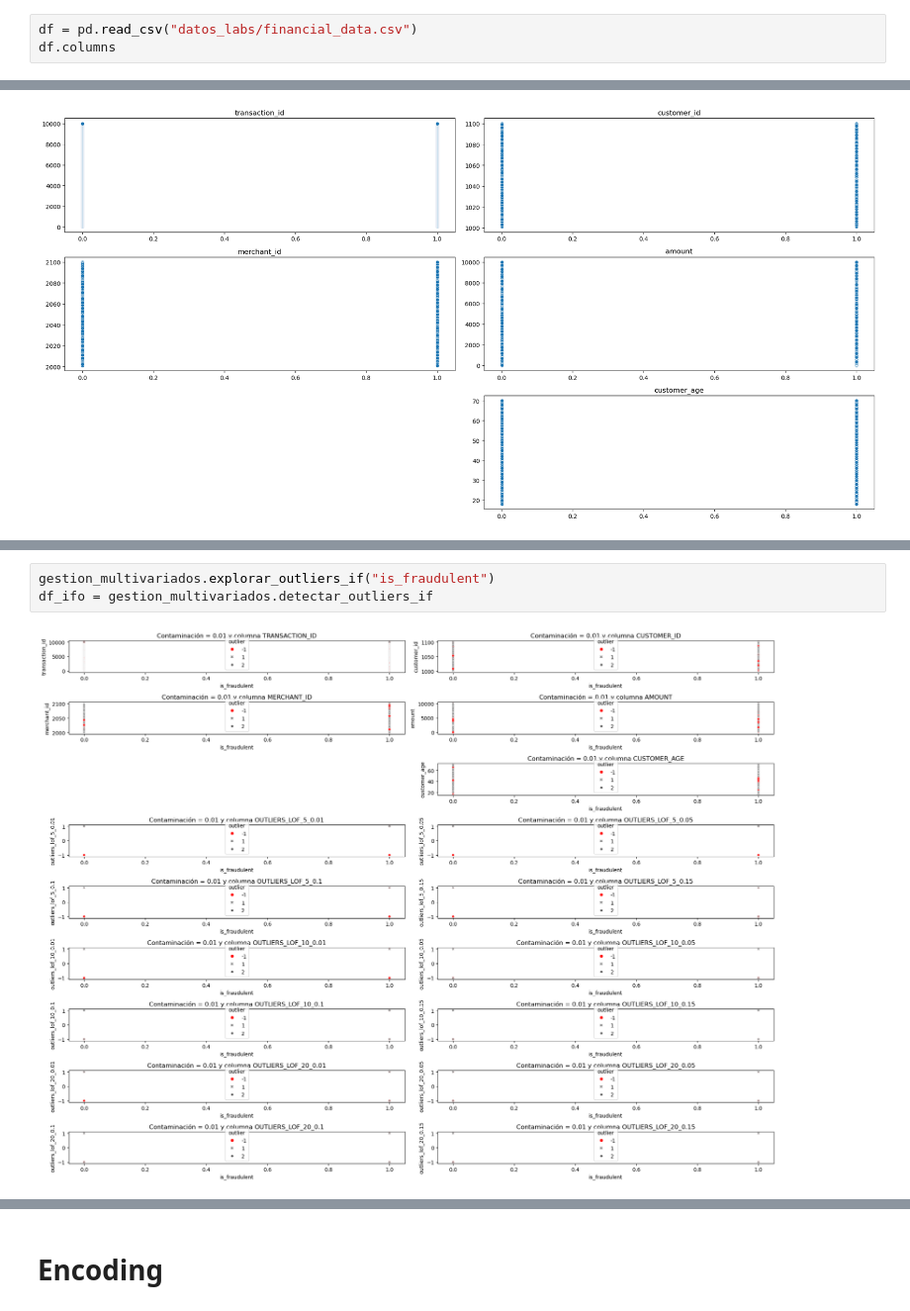
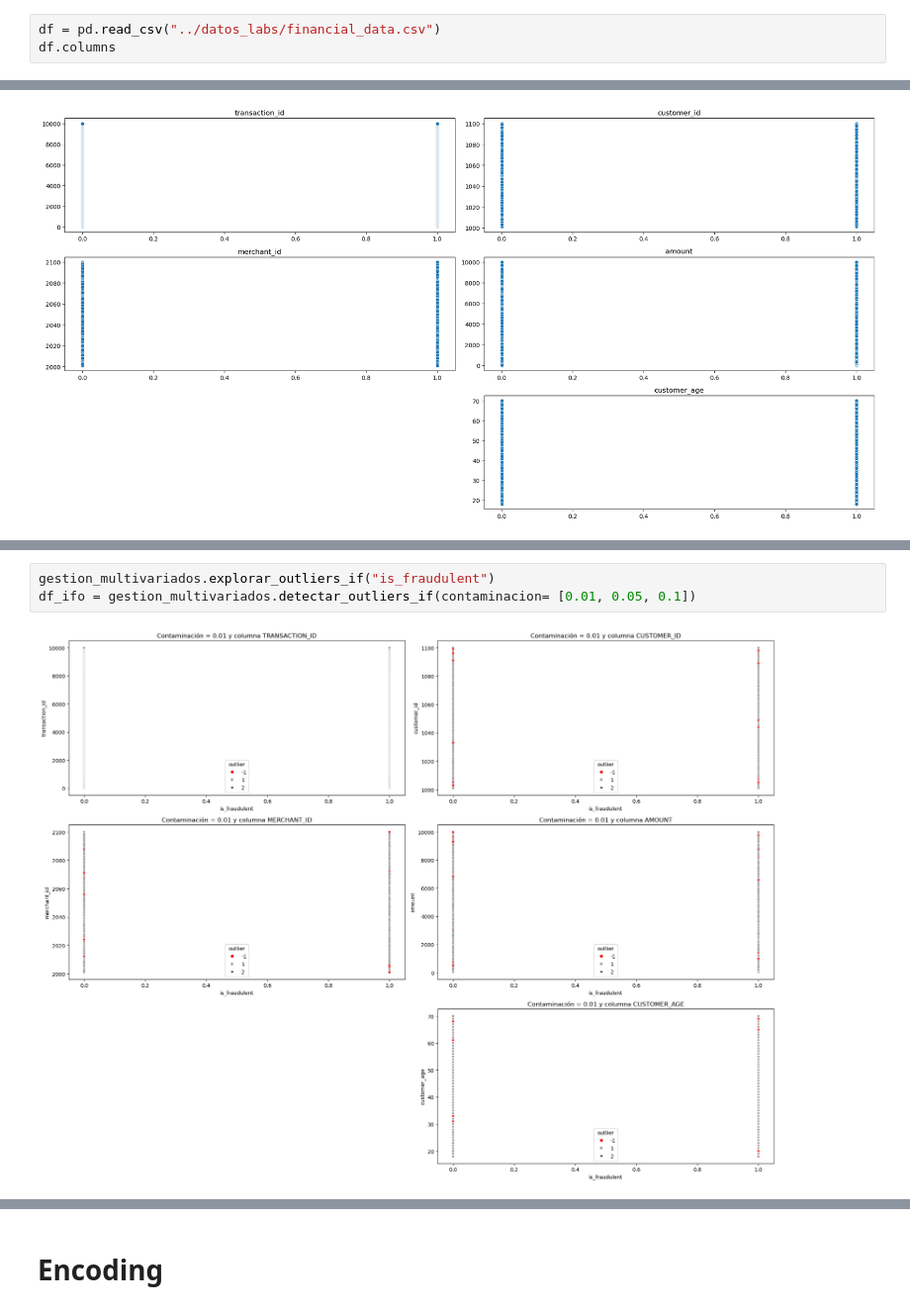
Before and after one commit to fdzvictor/lab1M8, a Jupyter notebook: modulo8-leccion08-preprocesamiento-logistica.ipynb, the cells around one changed output, grey strips where cells are left out. Shown at 99% size. Saved outputs shown, nothing was run; the diff lists cells and outputs as text.

```diff
--- a/modulo8-leccion08-preprocesamiento-logistica.ipynb
+++ b/modulo8-leccion08-preprocesamiento-logistica.ipynb
@@ -91,7 +92,7 @@ from src import soporte_encoding as s_e
 from itertools import product, combinations
 from scipy.stats import chi2_contingency
 # %%
-df = pd.read_csv("datos_labs/financial_data.csv")
+df = pd.read_csv("../datos_labs/financial_data.csv")
 df.columns
 # %% [output]
 Index(['transaction_id', 'customer_id', 'merchant_id', 'amount',
@@ -242,6 +248,6 @@ df_lof = gestion_multivariados.detectar_outliers_lof(list_neighbors=[5,10,20],co
 [figure]
 # %%
 gestion_multivariados.explorar_outliers_if("is_fraudulent")
-df_ifo = gestion_multivariados.detectar_outliers_if
+df_ifo = gestion_multivariados.detectar_outliers_if(contaminacion= [0.01, 0.05, 0.1])
 # %% [output]
-[figure, old version]
+[figure, new version]
```
Also changed, not shown: parts of 16 cells of this notebook.
